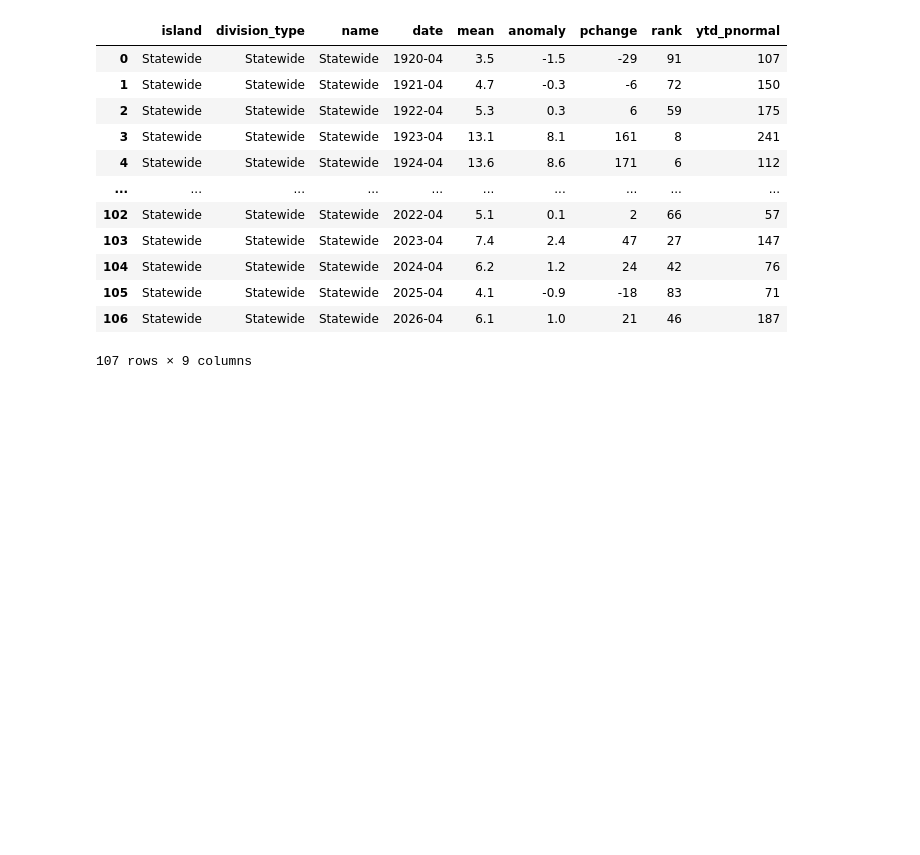
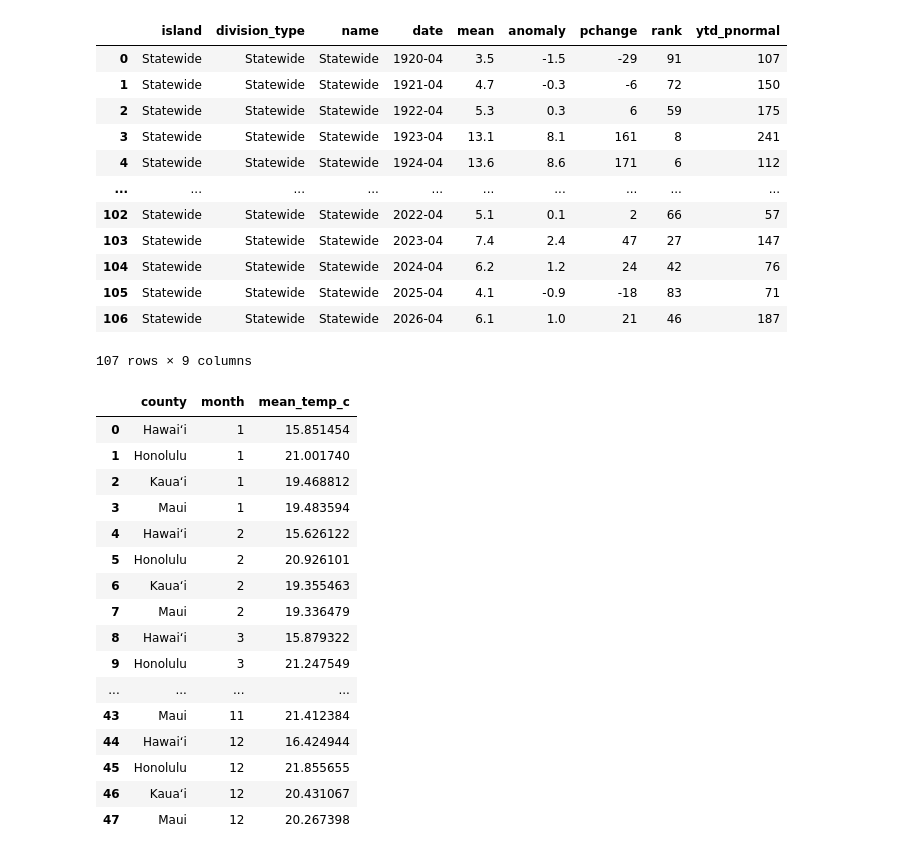
Before and after one commit to cherryleh/climate-summary, a Jupyter notebook: dews-hawaii-app/scripts/database_backfilling.ipynb, the cells around one changed output. Saved outputs shown, nothing was run; the diff lists cells and outputs as text; code cells hidden in the pictures; blank space fills up the shorter version.

```diff
--- a/dews-hawaii-app/scripts/database_backfilling.ipynb
+++ b/dews-hawaii-app/scripts/database_backfilling.ipynb
@@ -877,3 +877,48 @@ april_df
 | 105 | Statewide | Statewide | Statewide | 2025-04 | 4.1 | -0.9 | -18 | 83 | 71 |
 | 106 | Statewide | Statewide | Statewide | 2026-04 | 6.1 | 1.0 | 21 | 46 | 187 |
 107 rows × 9 columns
+# %%
+import geopandas as gpd
+from rasterstats import zonal_stats
+import pandas as pd
+
+shapefile = '/Users/cherryleheu/Documents/dews-hawaii/dews-hawaii-app/scripts/data/dependencies/shapefiles/county.shp'
+climo_dir = '/Users/cherryleheu/Documents/dews-hawaii/dews-hawaii-app/scripts/data/dependencies/climo/temperature'
+
+gdf = gpd.read_file(shapefile)
+name_col = next(c for c in gdf.columns if c.lower() in ["name", "county", "division"])
+gdf = gdf.dissolve(by=name_col).reset_index()
+
+records = []
+for month in range(1, 13):
+    tif = f"{climo_dir}/temperature_1991-2020_{month:02d}.tif"
+    stats = zonal_stats(gdf, tif, stats=["mean"], nodata=None)
+    for i, row in gdf.iterrows():
+        mean_c = stats[i]["mean"]
+        records.append({
+            "county": row[name_col],
+            "month": month,
+            "mean_temp_c": mean_c
+        })
+
+county_temp_df = pd.DataFrame(records)
+display(county_temp_df)
+county_temp_df.to_csv("county_temps.csv")
+# %% [output]
+|  | county | month | mean_temp_c |
+| 0 | Hawaiʻi | 1 | 15.851454 |
+| 1 | Honolulu | 1 | 21.001740 |
+| 2 | Kauaʻi | 1 | 19.468812 |
+| 3 | Maui | 1 | 19.483594 |
+| 4 | Hawaiʻi | 2 | 15.626122 |
+| 5 | Honolulu | 2 | 20.926101 |
+| 6 | Kauaʻi | 2 | 19.355463 |
+| 7 | Maui | 2 | 19.336479 |
+| 8 | Hawaiʻi | 3 | 15.879322 |
+| 9 | Honolulu | 3 | 21.247549 |
+| ... | ... | ... | ... |
+| 43 | Maui | 11 | 21.412384 |
+| 44 | Hawaiʻi | 12 | 16.424944 |
+| 45 | Honolulu | 12 | 21.855655 |
+| 46 | Kauaʻi | 12 | 20.431067 |
+| 47 | Maui | 12 | 20.267398 |
```
Also changed, not shown: parts of 1 cell of this notebook, 11 other files.
